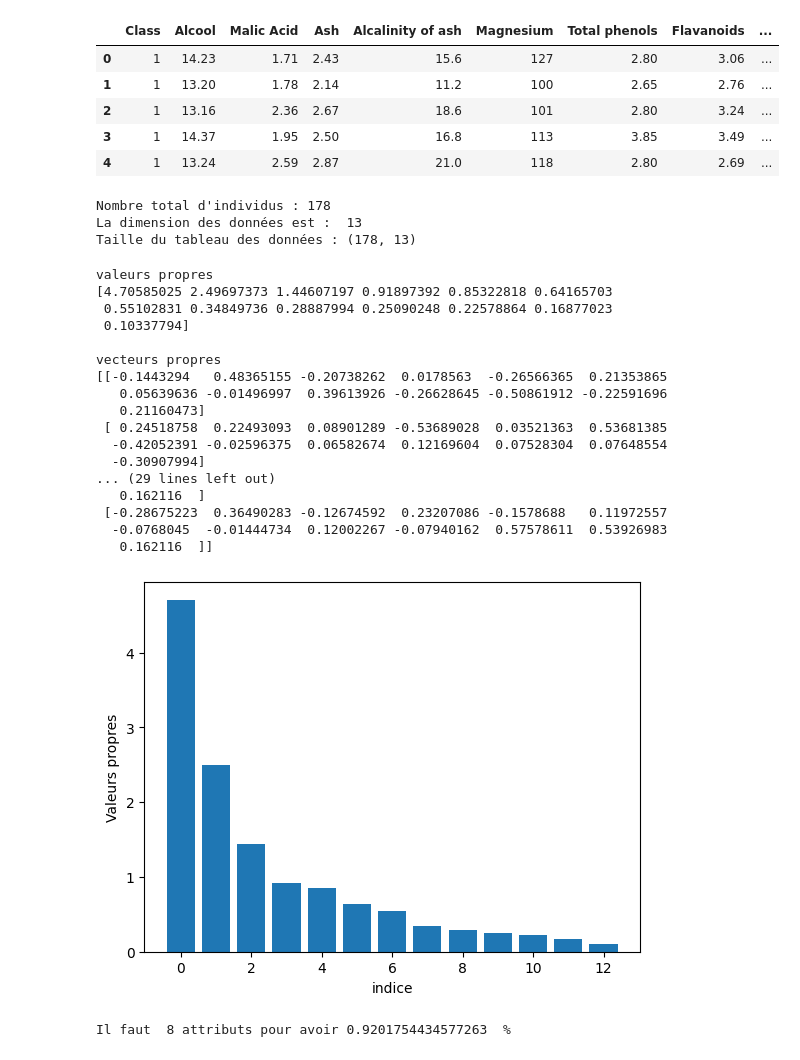
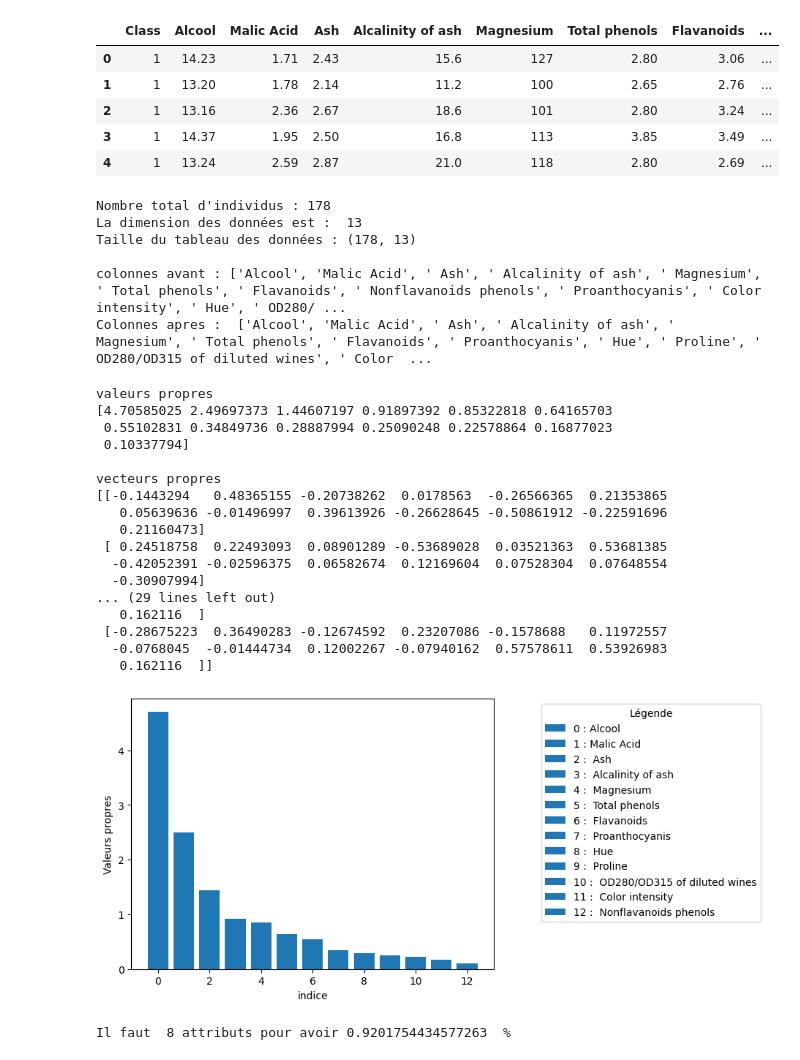
Before and after one commit to netodeabreujoao/projet_traitement_info, a Jupyter notebook: project.ipynb, the cells around one changed output. Saved outputs shown, nothing was run; the diff lists cells and outputs as text; code cells hidden in the pictures.

```diff
--- a/project.ipynb
+++ b/project.ipynb
@@ -46,6 +46,10 @@ c = (1/n)*np.dot(np.transpose(x_tilde),x_tilde)
 
 vp2,vect_p2 = np.linalg.eig(c)
 
+colonnes = list(data.columns)
+colonnes.pop(0)
+print("colonnes avant :", colonnes)
+
 for j in range(len(vp2)):
     indice = j
     for i in range(j, len(vp2)):
@@ -53,14 +57,22 @@ for j in range(len(vp2)):
             indice = i
     temp = vp2[j]
     temp2 = vect_p2[j]
+    temp3 = colonnes[j]
     vp2[j] = vp2[indice]
     vect_p2[j] = vect_p2[indice]
+    colonnes[j] = colonnes[indice]
     vp2[indice] = temp
     vect_p2[indice] = temp2
+    colonnes[indice] = temp3
+
+print("Colonnes apres : ", colonnes)
 # %% [output]
 Nombre total d'individus : 178
 La dimension des données est :  13
 Taille du tableau des données : (178, 13)
+
+colonnes avant : ['Alcool', 'Malic Acid', ' Ash', ' Alcalinity of ash', ' Magnesium', ' Total phenols', ' Flavanoids', ' Nonflavanoids phenols', ' Proanthocyanis', ' Color intensity', ' Hue', ' OD280/ ...
+Colonnes apres :  ['Alcool', 'Malic Acid', ' Ash', ' Alcalinity of ash', ' Magnesium', ' Total phenols', ' Flavanoids', ' Proanthocyanis', ' Hue', ' Proline', ' OD280/OD315 of diluted wines', ' Color  ...
 # %%
 print('valeurs propres')
 print(vp2)
@@ -73,35 +85,41 @@ vp2_ordonnes = np.zeros((len(vp2)))
 
 for i in range(len(vp2)):
     vp2_ordonnes[i] = vp2[i]
 
 vp2_ordonnes = sorted(vp2_ordonnes,reverse=True)
 
 valeurs = [ i for i in range(len(vp2))]
 
-plt.bar(valeurs,vp2_ordonnes)
+bars = plt.bar(valeurs,vp2_ordonnes)
 plt.xlabel('indice')
 plt.ylabel('Valeurs propres')
+
+descriptions = [f'{i} : {colonnes[i]}' for i in range(len(colonnes))]
+
+# Ajout manuel des numéros dans la légende
+plt.legend(bars, descriptions, loc='upper right', title='Légende', bbox_to_anchor=(1.75, 1))
+plt.savefig('vp.png', dpi=300, bbox_inches='tight')
 # Affichage
 plt.show()
 # %% [output]
 valeurs propres
 [4.70585025 2.49697373 1.44607197 0.91897392 0.85322818 0.64165703
  0.55102831 0.34849736 0.28887994 0.25090248 0.22578864 0.16877023
  0.10337794]
 
 vecteurs propres
 [[-0.1443294   0.48365155 -0.20738262  0.0178563  -0.26566365  0.21353865
    0.05639636 -0.01496997  0.39613926 -0.26628645 -0.50861912 -0.22591696
    0.21160473]
  [ 0.24518758  0.22493093  0.08901289 -0.53689028  0.03521363  0.53681385
   -0.42052391 -0.02596375  0.06582674  0.12169604  0.07528304  0.07648554
   -0.30907994]
 ... (29 lines left out)
    0.162116  ]
  [-0.28675223  0.36490283 -0.12674592  0.23207086 -0.1578688   0.11972557
   -0.0768045  -0.01444734  0.12002267 -0.07940162  0.57578611  0.53926983
    0.162116  ]]
-[figure, old version]
+[figure, new version]
 # %%
 #Inertie
 
```
Also changed, not shown: parts of 5 cells of this notebook, 5 other files.
